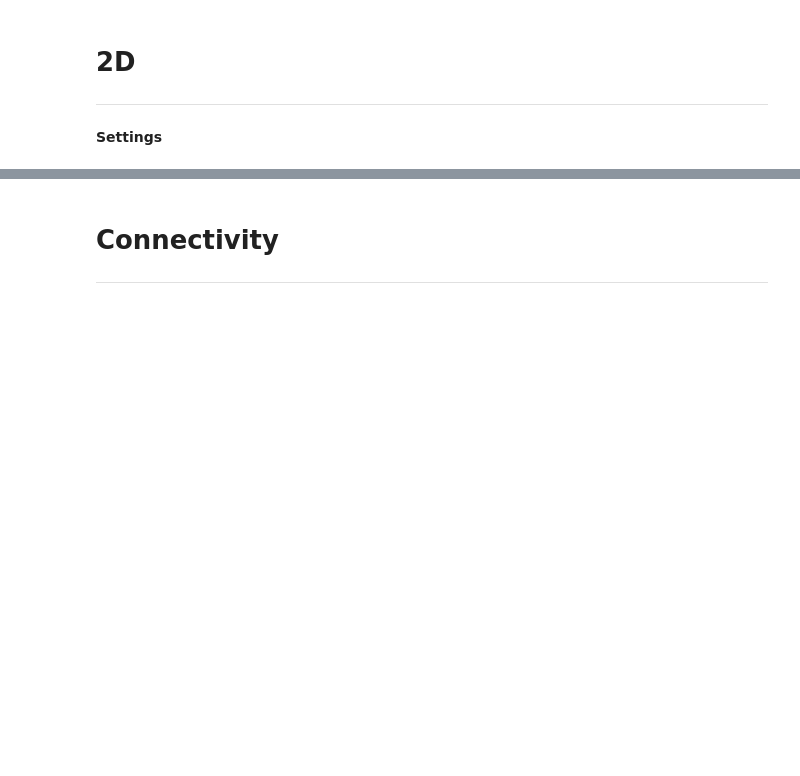
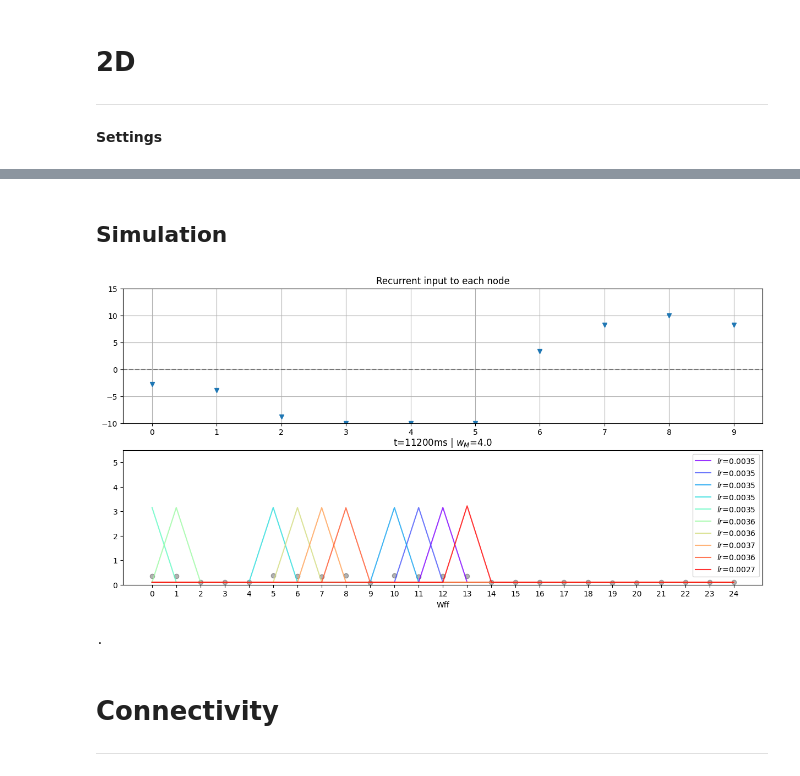
Before and after one commit to iKiru-hub/PCNN, a Jupyter notebook: pcnn_lab.ipynb, the cells around one changed output, grey strips where cells are left out. Drawn from its saved outputs; the diff is of its cells as text; code cells hidden in the pictures; blank space fills up the shorter version.

```diff
--- a/pcnn_lab.ipynb
+++ b/pcnn_lab.ipynb
@@ -158,3 +347,46 @@ for t0 in range(0, T, bin_size+100):
+# %% [markdown]
+## Simulation
+# %%
+net.reset()
+
+tp = 400
+
+sp = np.zeros(Nj)
+for t in range(T):
+
+    net.step(Sj=Sj[t])
+    sp += Sj[t, :, 0]
+
+    #plt.clf()
+    if t%tp == 0:
+        clf()
+        fig = plt.figure(figsize=(15, 7))
+
+        plt.subplot(211)
+        plt.axhline(0, color="black", linestyle="--", alpha=0.4)
+        plt.plot(range(N), net.record[:, 1], 'v')
+        plt.ylim((-10, 15))
+        plt.grid()
+        plt.xticks(range(N))
+        plt.title("Recurrent input to each node")
+
+        plt.subplot(212)
+        plt.plot(range(Nj), sp / (t+1) * 10, 'ok', alpha=0.3)
+
+        for i in range(N):
+            plt.plot(range(Nj), net.Wff[i], alpha=0.8, color=net.colors[i],
+                     label=f"$lr$={net._lr[i, 0]:.4f}")
+        plt.xlabel("Wff")
+        plt.title(f"t={t+tp}ms | $w_M$={net.wff_max}")
+        plt.ylim((0, 5.5))
+        plt.xticks((range(Nj)))
+        plt.legend(loc="upper right")
+        plt.pause(0.01)
+
+print(".")
+# %% [output]
+[figure, added]
+.
 # %% [markdown]
 # Connectivity
 ---
```
Also changed, not shown: parts of 15 cells of this notebook, 1 other file.
